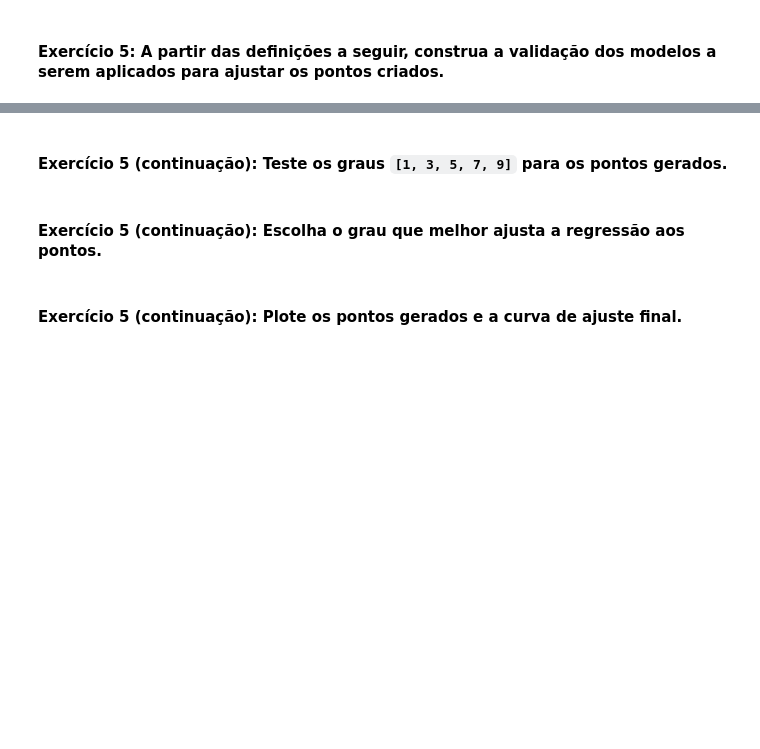
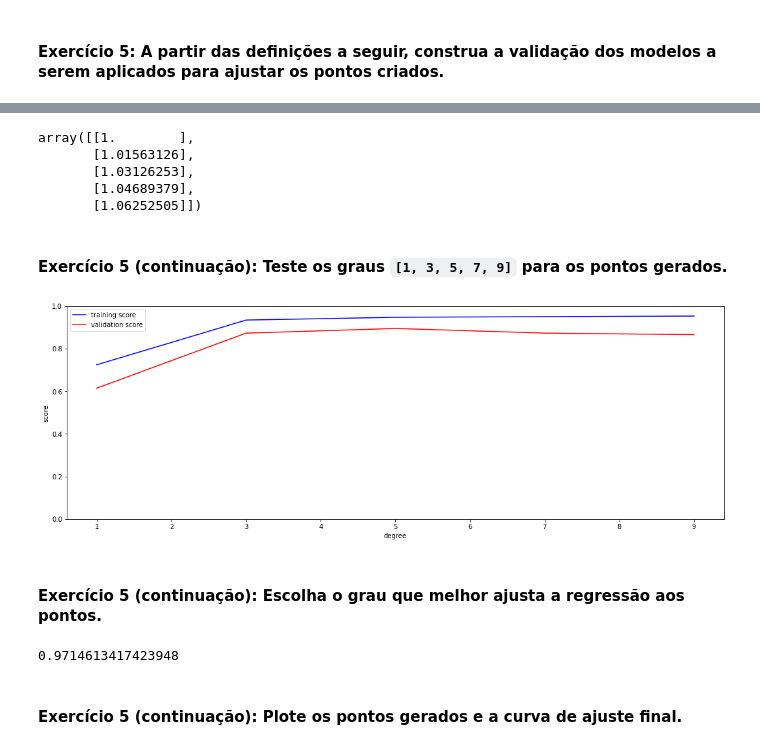
Before and after one commit to Fabiano23/digital_house, a Jupyter notebook: Módulo3/M3A45-VALIDACAO_MODELOS_I/M3A45-PRATICA_INDEPENDENTE_VALIDACAO_MODELO_I.ipynb, the cells around one changed output, grey strips where cells are left out. Drawn from its saved outputs; the diff is of its cells as text; code cells hidden in the pictures; blank space fills up the shorter version.

```diff
--- a/Módulo3/M3A45-VALIDACAO_MODELOS_I/M3A45-PRATICA_INDEPENDENTE_VALIDACAO_MODELO_I.ipynb
+++ b/Módulo3/M3A45-VALIDACAO_MODELOS_I/M3A45-PRATICA_INDEPENDENTE_VALIDACAO_MODELO_I.ipynb
@@ -94,6 +127,51 @@ array([[8.848e+00, 1.953e+03, 1.000e+00, 0.000e+00, 0.000e+00, 0.000e+00,
+# %%
+X_test = np.linspace(1.0, 8.8, 500).reshape(-1,1)
+X_test[:5]
+# %% [output]
+array([[1.        ],
+       [1.01563126],
+       [1.03126253],
+       [1.04689379],
+       [1.06252505]])
+# %%
+def PolynomialRegression(degree = 2, **kwargs):
+    return make_pipeline(PolynomialFeatures(degree),
+                         LinearRegression(**kwargs)
+                        )
 # %% [markdown]
 #### Exercício 5 (continuação): Teste os graus `[1, 3, 5, 7, 9]` para os pontos gerados.
+# %%
+degree = [1, 3, 5, 7, 9]
+
+train_score, val_score = validation_curve(PolynomialRegression(),
+                                          X,
+                                          y,
+                                          'polynomialfeatures__degree',
+                                          param_range = degree,
+                                          cv = 5
+                                         )
+plt.figure( figsize = (18, 6))
+plt.plot(degree,
+         np.mean(train_score, axis = 1),
+         color = 'blue',
+         label = 'training score'
+        )
+plt.plot(degree,
+         np.mean(val_score, axis = 1),
+         color = 'red',
+         label = 'validation score'
+        )
+plt.legend(loc = 'best')
+plt.ylim(0, 1)
+plt.xlabel('degree')
+plt.ylabel('score');
+# %% [output]
+[figure, added]
 # %% [markdown]
 #### Exercício 5 (continuação): Escolha o grau que melhor ajusta a regressão aos pontos.
+# %%
+np.max(val_score)
+# %% [output]
+0.9714613417423948
 # %% [markdown]
 #### Exercício 5 (continuação): Plote os pontos gerados e a curva de ajuste final.
```
Also changed, not shown: parts of 9 cells of this notebook.
